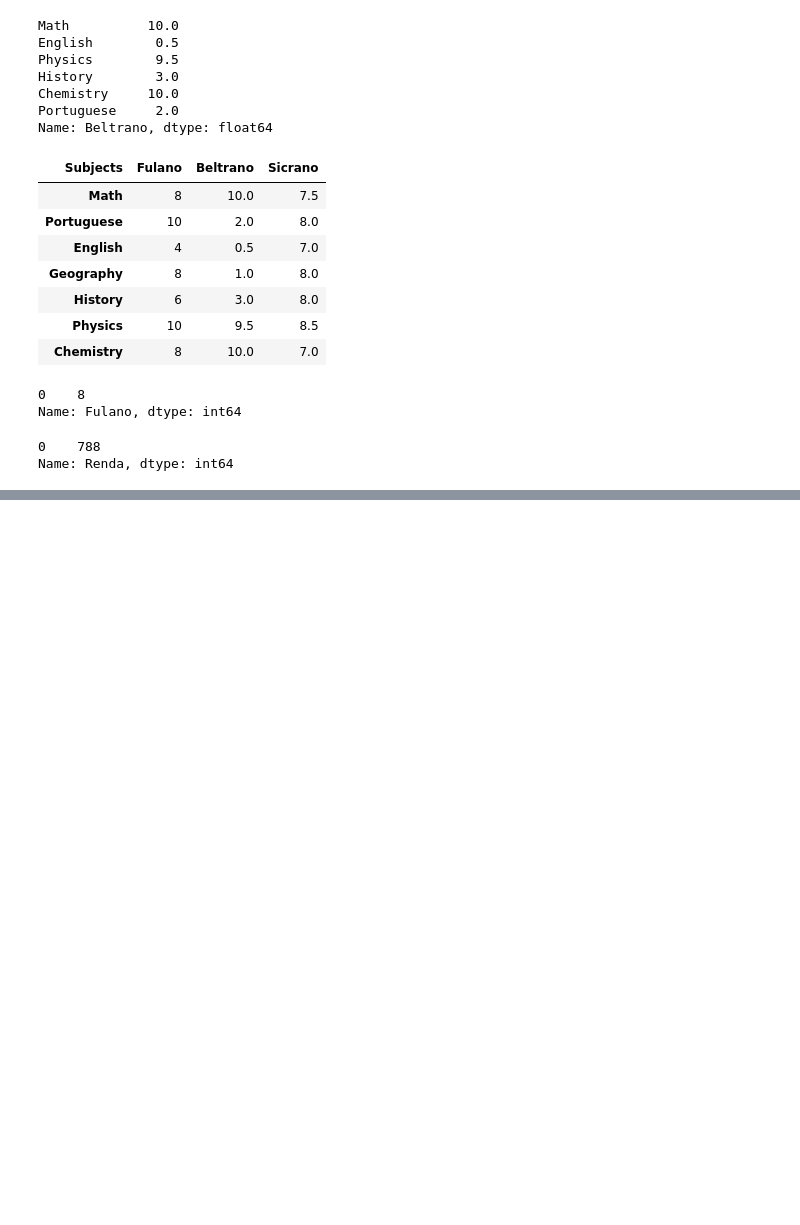
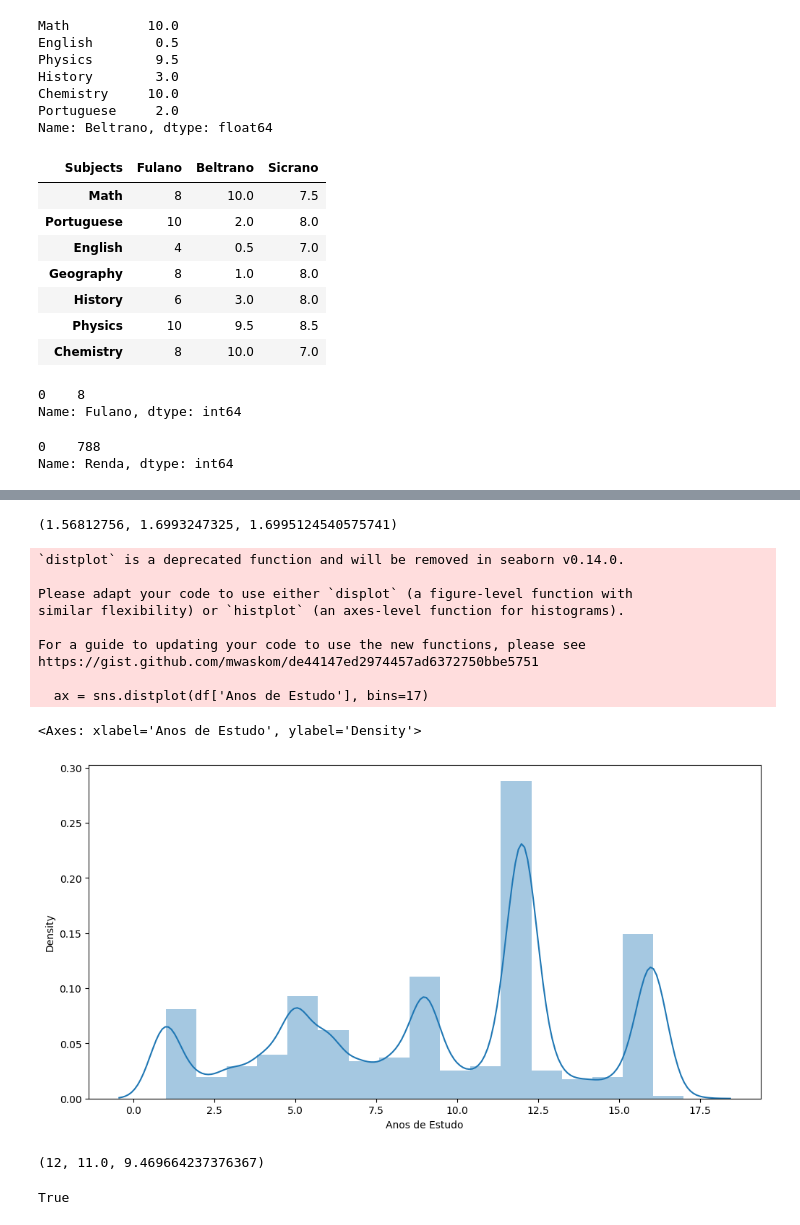
Before and after one commit to Jean-LucasLS/Statistics-using-Python, a Jupyter notebook: mean_median_mode.ipynb, the cells around one changed output, grey strips where cells are left out. Drawn from its saved outputs; the diff is of its cells as text; code cells hidden in the pictures; blank space fills up the shorter version.

```diff
--- a/mean_median_mode.ipynb
+++ b/mean_median_mode.ipynb
@@ -110,0 +156,34 @@ Name: Renda, dtype: int64
+# %%
+mode   = df['Altura'].mode()[0]
+median = df['Altura'].median()
+mean   = df['Altura'].mean()
+mode, median, mean
+# %% [output]
+(1.56812756, 1.6993247325, 1.6995124540575741)
+# %%
+ax = sns.distplot(df['Anos de Estudo'], bins=17)
+ax.figure.set_size_inches(12, 6)
+ax
+# %% [output]
+`distplot` is a deprecated function and will be removed in seaborn v0.14.0.
+
+Please adapt your code to use either `displot` (a figure-level function with
+similar flexibility) or `histplot` (an axes-level function for histograms).
+
+For a guide to updating your code to use the new functions, please see
+https://gist.github.com/mwaskom/de44147ed2974457ad6372750bbe5751
+
+  ax = sns.distplot(df['Anos de Estudo'], bins=17)
+<Axes: xlabel='Anos de Estudo', ylabel='Density'>
+[figure, added]
+# %%
+mode   = df['Anos de Estudo'].mode()[0]
+median = df['Anos de Estudo'].median()
+mean   = df['Anos de Estudo'].mean()
+mode, median, mean
+# %% [output]
+(12, 11.0, 9.469664237376367)
+# %%
+mode > median > mean
+# %% [output]
+True
```
Also changed, not shown: parts of 4 cells of this notebook, 2 other files.
